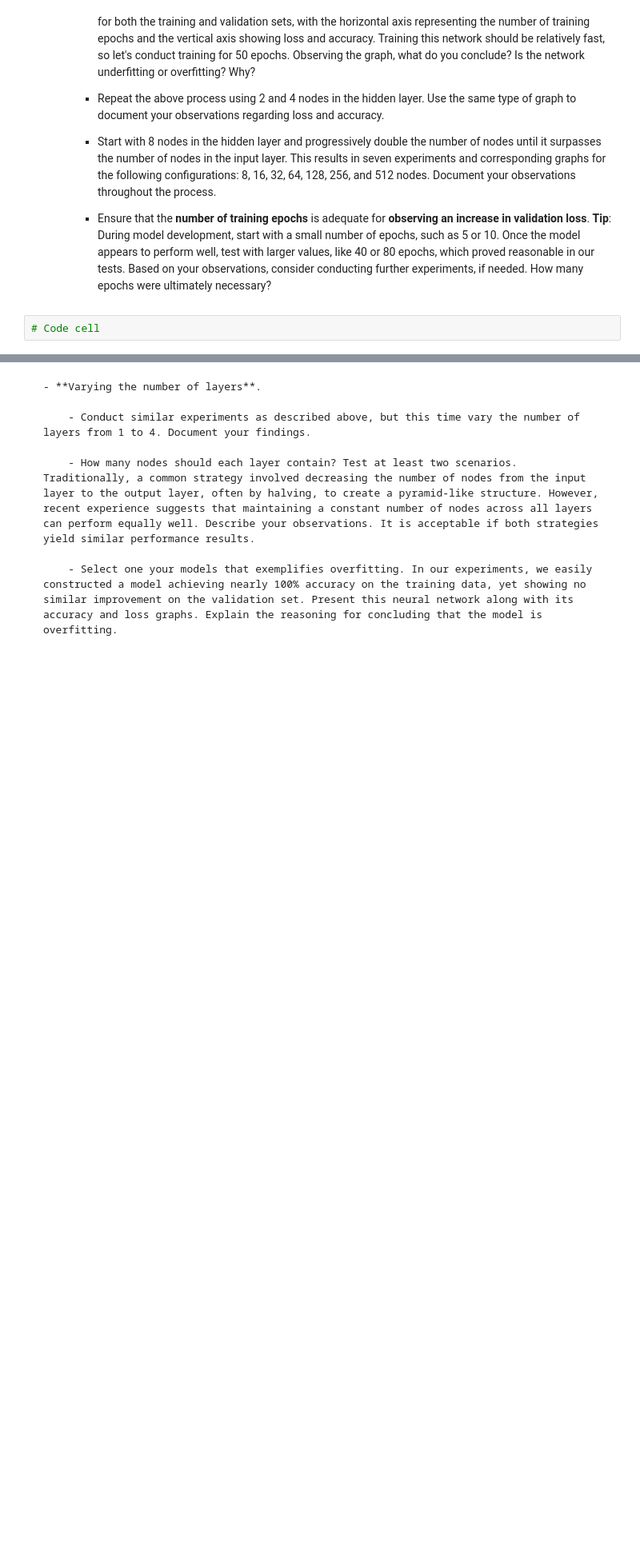
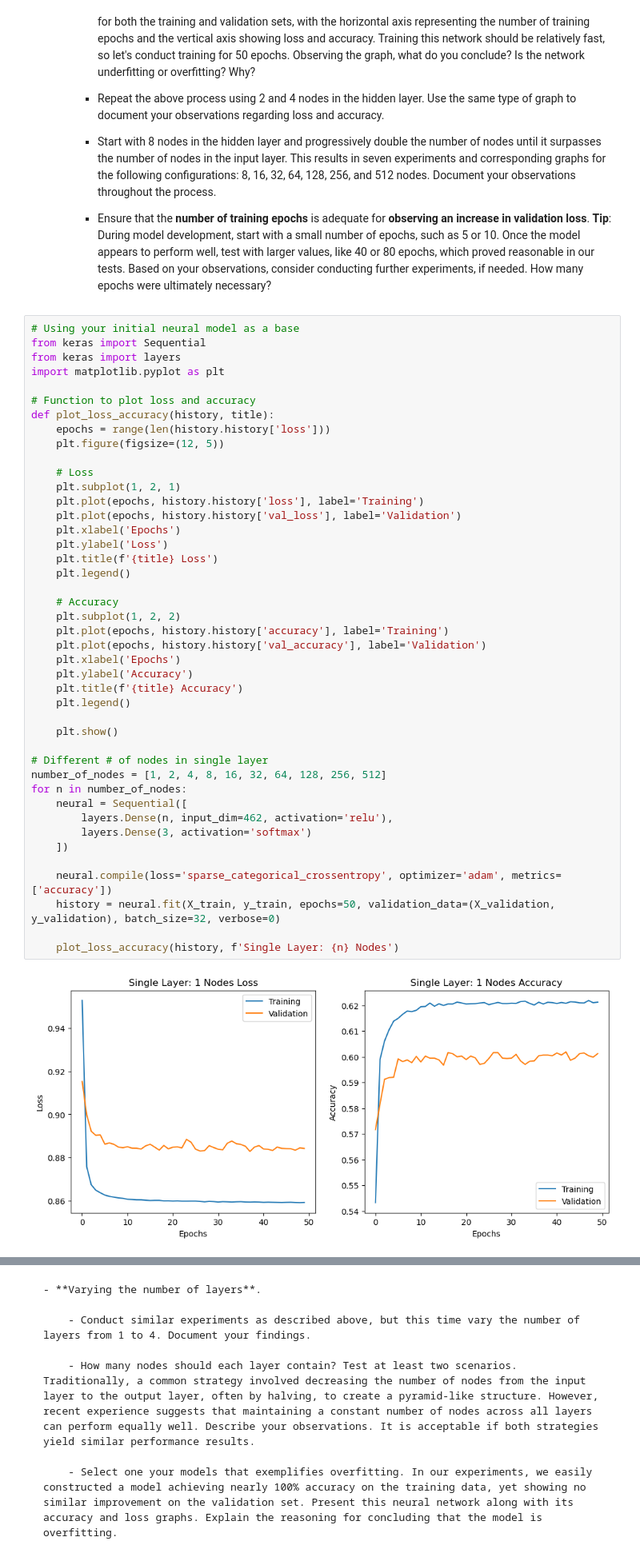
Before and after one commit to vanishabagga/CSI4106-A2, a Jupyter notebook: A3/csi4106-f24-a3-template.ipynb, the cells around one changed output, grey strips where cells are left out. Shown at 80% size. Saved outputs shown, nothing was run; the diff lists cells and outputs as text; blank space fills up the shorter version.

```diff
--- a/A3/csi4106-f24-a3-template.ipynb
+++ b/A3/csi4106-f24-a3-template.ipynb
@@ -271,5 +274,48 @@ from sklearn.model_selection import GridSearchCV
         - Start with 8 nodes in the hidden layer and progressively double the number of nodes until it surpasses the number of nodes in the input layer. This results in seven experiments and corresponding graphs for the following configurations: 8, 16, 32, 64, 128, 256, and 512 nodes. Document your observations throughout the process.
 
         - Ensure that the **number of training epochs** is adequate for **observing an increase in validation loss**. **Tip**: During model development, start with a small number of epochs, such as 5 or 10. Once the model appears to perform well, test with larger values, like 40 or 80 epochs, which proved reasonable in our tests. Based on your observations, consider conducting further experiments, if needed. How many epochs were ultimately necessary?
-# %%
-# Code cell
+# %%
+# Using your initial neural model as a base
+from keras import Sequential
+from keras import layers
+import matplotlib.pyplot as plt
+
+# Function to plot loss and accuracy
+def plot_loss_accuracy(history, title):
+    epochs = range(len(history.history['loss']))
+    plt.figure(figsize=(12, 5))
+
+    # Loss
+    plt.subplot(1, 2, 1)
+    plt.plot(epochs, history.history['loss'], label='Training')
+    plt.plot(epochs, history.history['val_loss'], label='Validation')
+    plt.xlabel('Epochs')
+    plt.ylabel('Loss')
+    plt.title(f'{title} Loss')
+    plt.legend()
+
+    # Accuracy
+    plt.subplot(1, 2, 2)
+    plt.plot(epochs, history.history['accuracy'], label='Training')
+    plt.plot(epochs, history.history['val_accuracy'], label='Validation')
+    plt.xlabel('Epochs')
+    plt.ylabel('Accuracy')
+    plt.title(f'{title} Accuracy')
+    plt.legend()
+
+    plt.show()
+
+# Different # of nodes in single layer
+number_of_nodes = [1, 2, 4, 8, 16, 32, 64, 128, 256, 512]
+for n in number_of_nodes:
+    neural = Sequential([
+        layers.Dense(n, input_dim=462, activation='relu'),
+        layers.Dense(3, activation='softmax')
+    ])
+
+    neural.compile(loss='sparse_categorical_crossentropy', optimizer='adam', metrics=['accuracy'])
+    history = neural.fit(X_train, y_train, epochs=50, validation_data=(X_validation, y_validation), batch_size=32, verbose=0)
+
+    plot_loss_accuracy(history, f'Single Layer: {n} Nodes')
+# %% [output]
+[figure, added]
```
Also changed, not shown: parts of 4 cells of this notebook.
